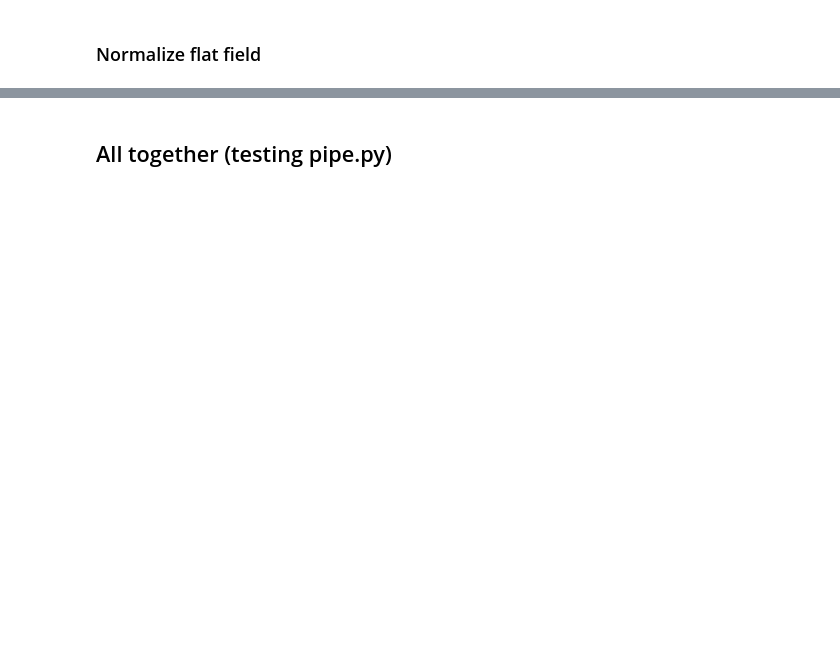
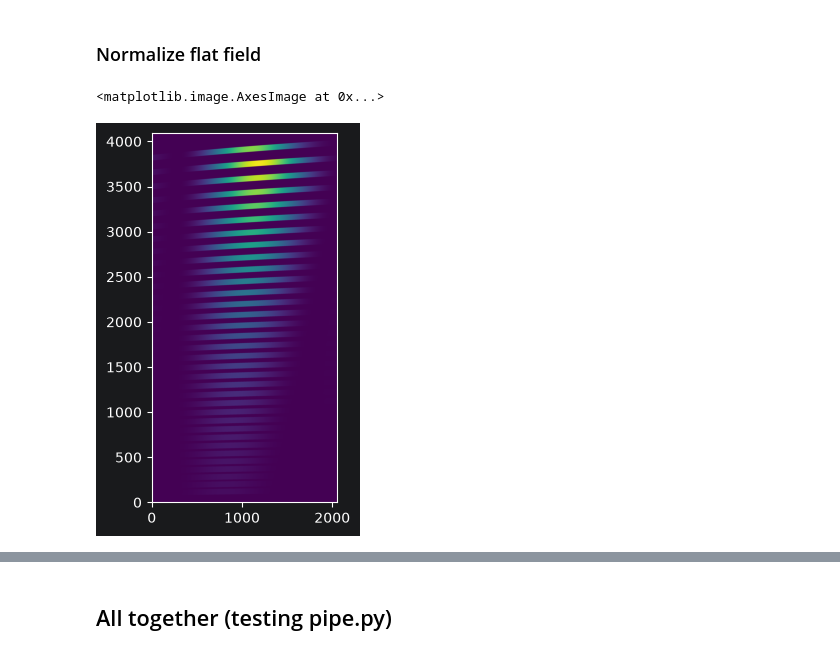
Before and after one commit to CaltechOpticalObservatories/zshooter-drp, a Jupyter notebook: notebooks/extraction_demo.ipynb, the cells around one changed output, grey strips where cells are left out. Cells and saved outputs as stored; diff of their text form; code cells hidden in the pictures; blank space fills up the shorter version.

```diff
--- a/notebooks/extraction_demo.ipynb
+++ b/notebooks/extraction_demo.ipynb
@@ -134,3 +169,8 @@ Curvature parameters: {'mode': '2D', 'fit_degree': [1, 1], 'curve_degree': 1, 'c
 # %% [markdown]
 ### Normalize flat field
+# %%
+plt.imshow(flat, origin='lower')
+# %% [output]
+<matplotlib.image.AxesImage at 0x...>
+[figure, added]
 # %%
```
Also changed, not shown: parts of 42 cells of this notebook, 18 other files.
